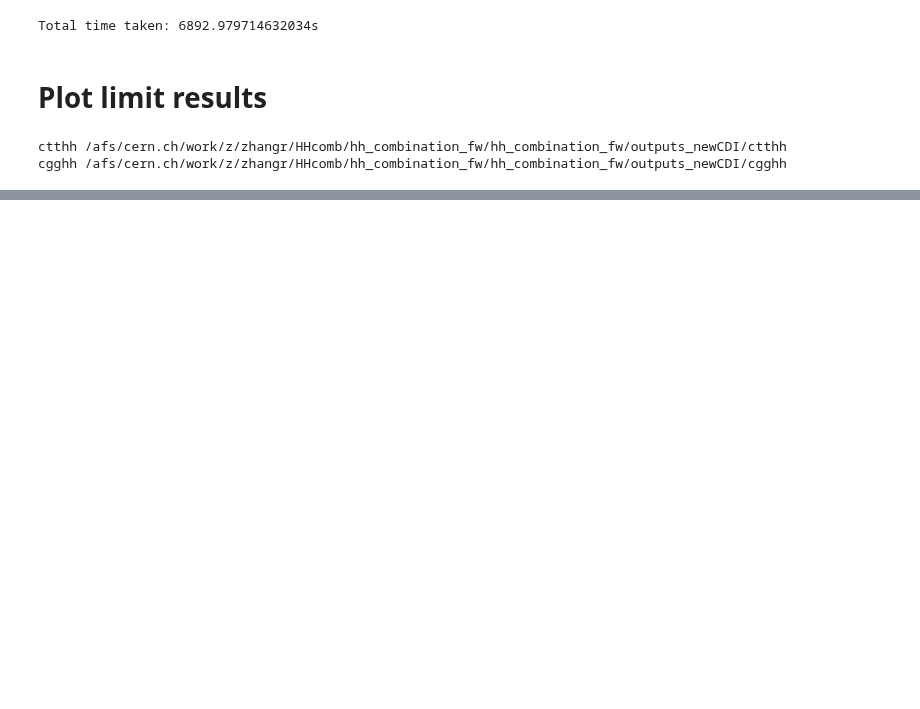
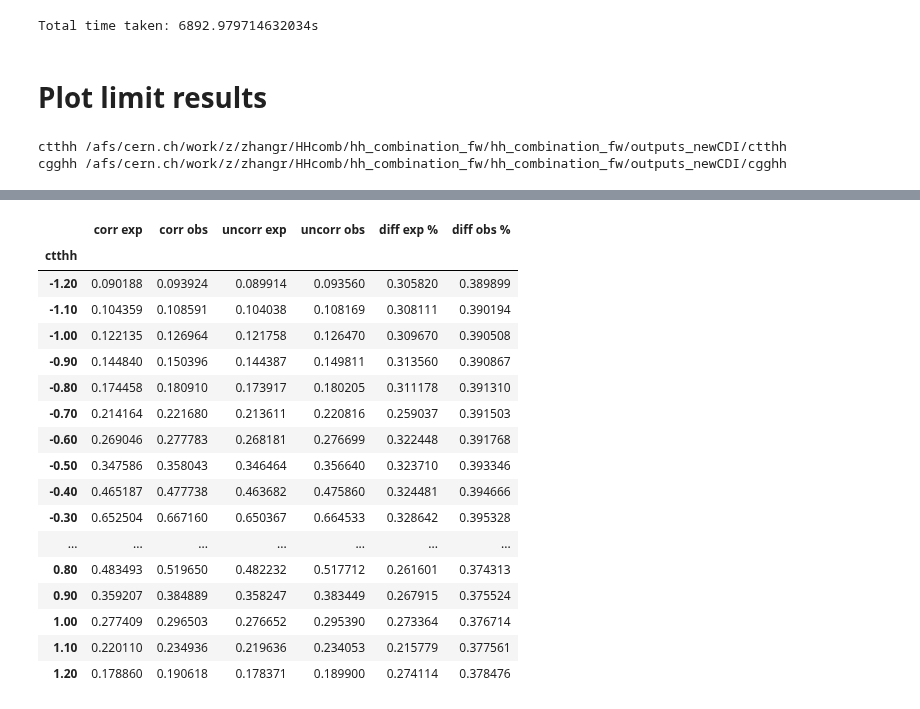
Before and after one commit to dyl64/hh_combination_fw, a Jupyter notebook: tutorials/HEFT_combination/T02-HEFT_cgghh_ctthh_scan.ipynb, the cells around one changed output, grey strips where cells are left out. Cells and saved outputs as stored; diff of their text form; code cells hidden in the pictures; blank space fills up the shorter version.

```diff
--- a/tutorials/HEFT_combination/T02-HEFT_cgghh_ctthh_scan.ipynb
+++ b/tutorials/HEFT_combination/T02-HEFT_cgghh_ctthh_scan.ipynb
@@ -290,0 +358,24 @@ save_path
+# %%
+tthh = pd.concat([correlate_tthh[['0', 'obs']], decorrelate_tthh[['0', 'obs']], \
+                  (correlate_tthh[['0', 'obs']]/decorrelate_tthh[['0', 'obs']] - 1) * 100], axis=1)
+tthh.columns = ['corr exp','corr obs', 'uncorr exp', 'uncorr obs', 'diff exp %', 'diff obs %']
+tthh
+# %% [output]
+|  | corr exp | corr obs | uncorr exp | uncorr obs | diff exp % | diff obs % |
+| ctthh |  |  |  |  |  |  |
+| -1.20 | 0.090188 | 0.093924 | 0.089914 | 0.093560 | 0.305820 | 0.389899 |
+| -1.10 | 0.104359 | 0.108591 | 0.104038 | 0.108169 | 0.308111 | 0.390194 |
+| -1.00 | 0.122135 | 0.126964 | 0.121758 | 0.126470 | 0.309670 | 0.390508 |
+| -0.90 | 0.144840 | 0.150396 | 0.144387 | 0.149811 | 0.313560 | 0.390867 |
+| -0.80 | 0.174458 | 0.180910 | 0.173917 | 0.180205 | 0.311178 | 0.391310 |
+| -0.70 | 0.214164 | 0.221680 | 0.213611 | 0.220816 | 0.259037 | 0.391503 |
+| -0.60 | 0.269046 | 0.277783 | 0.268181 | 0.276699 | 0.322448 | 0.391768 |
+| -0.50 | 0.347586 | 0.358043 | 0.346464 | 0.356640 | 0.323710 | 0.393346 |
+| -0.40 | 0.465187 | 0.477738 | 0.463682 | 0.475860 | 0.324481 | 0.394666 |
+| -0.30 | 0.652504 | 0.667160 | 0.650367 | 0.664533 | 0.328642 | 0.395328 |
+| ... | ... | ... | ... | ... | ... | ... |
+| 0.80 | 0.483493 | 0.519650 | 0.482232 | 0.517712 | 0.261601 | 0.374313 |
+| 0.90 | 0.359207 | 0.384889 | 0.358247 | 0.383449 | 0.267915 | 0.375524 |
+| 1.00 | 0.277409 | 0.296503 | 0.276652 | 0.295390 | 0.273364 | 0.376714 |
+| 1.10 | 0.220110 | 0.234936 | 0.219636 | 0.234053 | 0.215779 | 0.377561 |
+| 1.20 | 0.178860 | 0.190618 | 0.178371 | 0.189900 | 0.274114 | 0.378476 |
```
Also changed, not shown: parts of 13 cells of this notebook, 2 other files.
